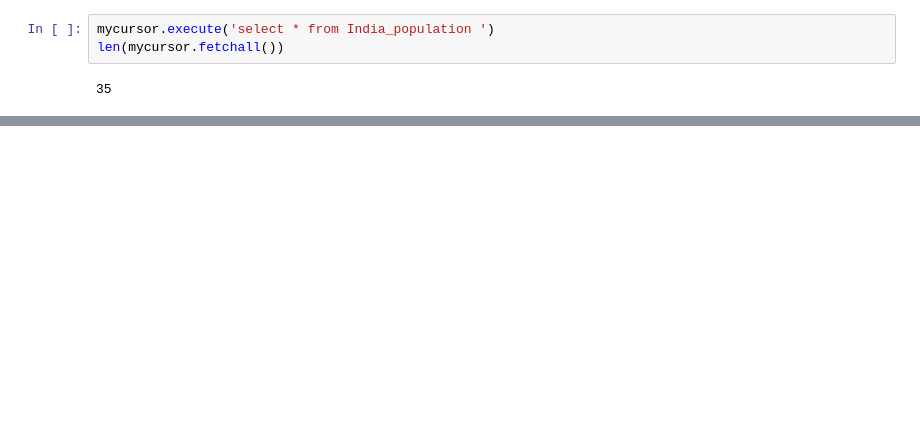
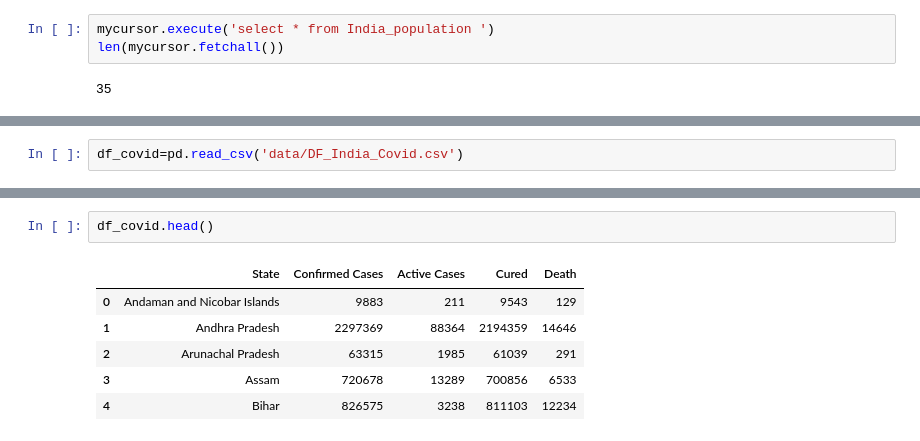
Before and after one commit to AntonioLopga12/ETL_Proyect_2022, a Jupyter notebook: 3_LOAD.ipynb, the cells around one changed output, grey strips where cells are left out. Cells and saved outputs as stored; diff of their text form; blank space fills up the shorter version.

```diff
--- a/3_LOAD.ipynb
+++ b/3_LOAD.ipynb
@@ -92,0 +176,2 @@ mycursor.execute(sql_1)
+# %%
+df_covid=pd.read_csv('data/DF_India_Covid.csv')
@@ -92,0 +187,9 @@ mycursor.execute(sql_1)
+# %%
+df_covid.head()
+# %% [output]
+|  | State | Confirmed Cases | Active Cases | Cured | Death |
+| 0 | Andaman and Nicobar Islands | 9883 | 211 | 9543 | 129 |
+| 1 | Andhra Pradesh | 2297369 | 88364 | 2194359 | 14646 |
+| 2 | Arunachal Pradesh | 63315 | 1985 | 61039 | 291 |
+| 3 | Assam | 720678 | 13289 | 700856 | 6533 |
+| 4 | Bihar | 826575 | 3238 | 811103 | 12234 |
```
Also changed, not shown: parts of 54 cells of this notebook, 1 other file.
